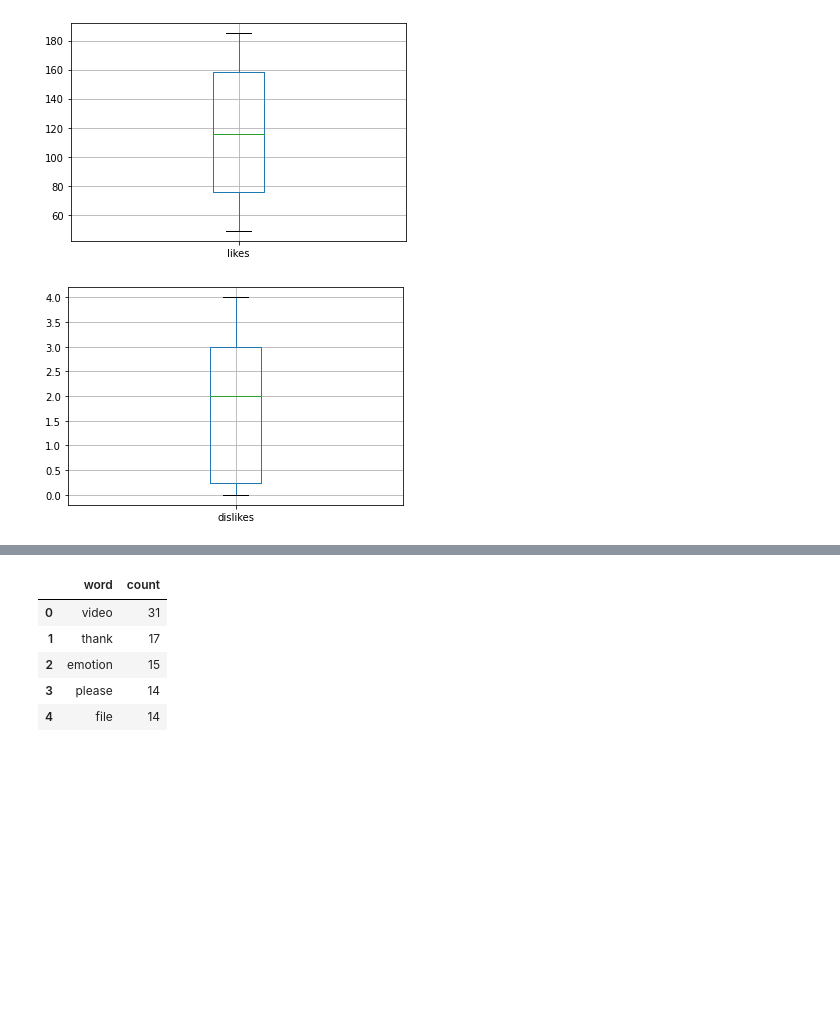
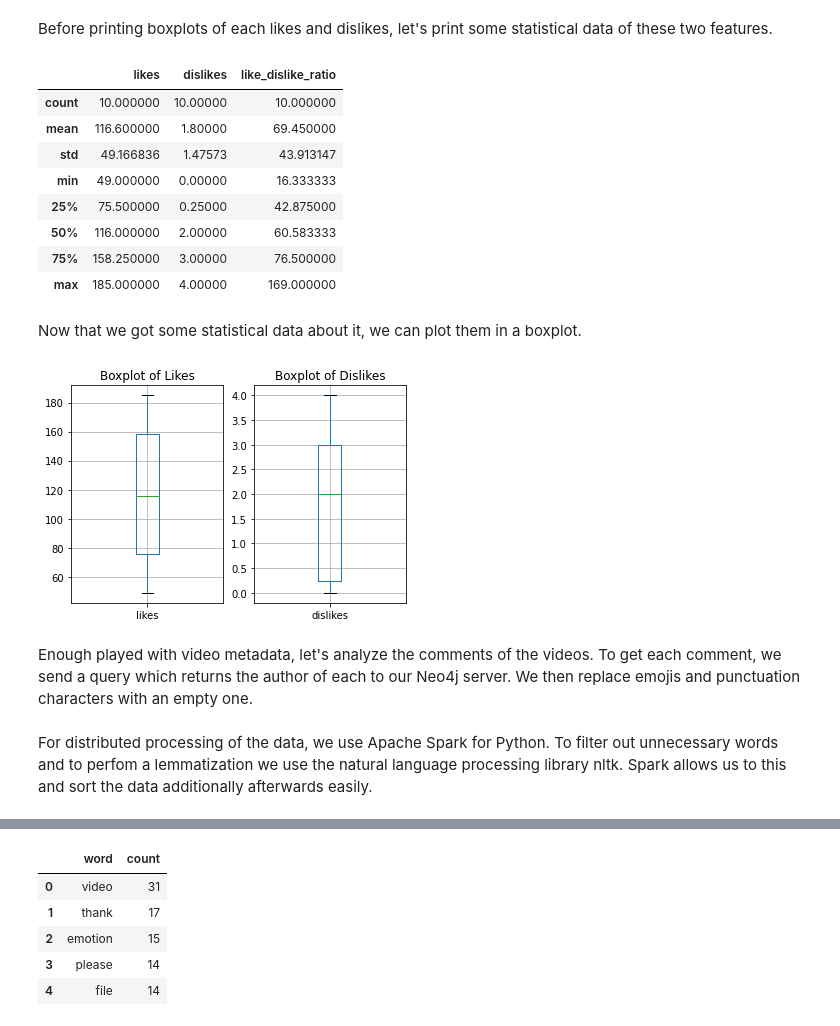
Before and after one commit to Gleethos/youtube-sentiment-analysis, a Jupyter notebook: data-visualizing.ipynb, the cells around one changed output, grey strips where cells are left out. Saved outputs shown, nothing was run; the diff lists cells and outputs as text; code cells hidden in the pictures; blank space fills up the shorter version.

```diff
--- a/data-visualizing.ipynb
+++ b/data-visualizing.ipynb
@@ -33,8 +37,13 @@ import pandas as pd
 
 video_df = pd.DataFrame(videos_with_metadata)
 
+video_df['title'] = video_df['title'].astype(str)
+video_df['date'] = video_df['date'].astype(str)
+
 video_df['likes'] = video_df['likes'].astype(int)
 video_df['dislikes'] = video_df['dislikes'].astype(int)
 
+print(video_df.dtypes)
+
 video_df
 # %% [output]
@@ -65,0 +86,14 @@ plt.show()
+# %%
+fig, ax = plt.subplots(figsize=(20,10))
+
+video_df['like_dislike_ratio'] = video_df['likes'] / (video_df['dislikes'].replace(0, 1)) # replace 0 with 1 to avoid division by zero
+
+sorted_video_df = video_df.sort_values(by=['like_dislike_ratio'])
+
+ax.barh(sorted_video_df['title'], sorted_video_df['like_dislike_ratio'], color='dodgerblue', label='likes')
+
+ax.set_title("Metadata of Videos")
+ax.invert_yaxis();
+ax.tick_params(labelsize=15)
+
+plt.show()
@@ -66,13 +102,36 @@ plt.show()
+# %% [markdown]
+Before printing boxplots of each likes and dislikes, let's print some statistical data of these two features.
+# %%
+video_df.describe()
+# %% [output]
+|  | likes | dislikes | like_dislike_ratio |
+| count | 10.000000 | 10.00000 | 10.000000 |
+| mean | 116.600000 | 1.80000 | 69.450000 |
+| std | 49.166836 | 1.47573 | 43.913147 |
+| min | 49.000000 | 0.00000 | 16.333333 |
+| 25% | 75.500000 | 0.25000 | 42.875000 |
+| 50% | 116.000000 | 2.00000 | 60.583333 |
+| 75% | 158.250000 | 3.00000 | 76.500000 |
+| max | 185.000000 | 4.00000 | 169.000000 |
+# %% [markdown]
+Now that we got some statistical data about it, we can plot them in a boxplot.
 # %%
-# show boxplot of likes
+plt.tight_layout()
+
+# add boxplot of likes
+plt.subplot(1, 2, 1)
+plt.title("Boxplot of Likes")
 video_df.boxplot(column='likes')
-plt.show()
 
 # show boxplot of dislikes
+plt.subplot(1, 2, 2)
+plt.title("Boxplot of Dislikes")
 video_df.boxplot(column='dislikes')
 plt.show()
 # %% [output]
-[figure, old version]
+[figure, new version]
-[figure, removed]
+# %% [markdown]
+Enough played with video metadata, let's analyze the comments of the videos.
+To get each comment, we send a query which returns the author of each to our Neo4j server. We then replace emojis and punctuation characters with an empty one.
 # %%
 # get comment data
@@ -122,6 +182,10 @@ with driver.session() as session:
 
     #---------------------------------------
 driver.close()
+# %% [markdown]
+For distributed processing of the data, we use Apache Spark for Python.
+To filter out unnecessary words and to perfom a lemmatization we use the natural language processing library nltk.
+Spark allows us to this and sort the data additionally afterwards easily.
 # %%
 from pyspark import SparkContext
 import nltk
```
Also changed, not shown: parts of 18 cells of this notebook.
